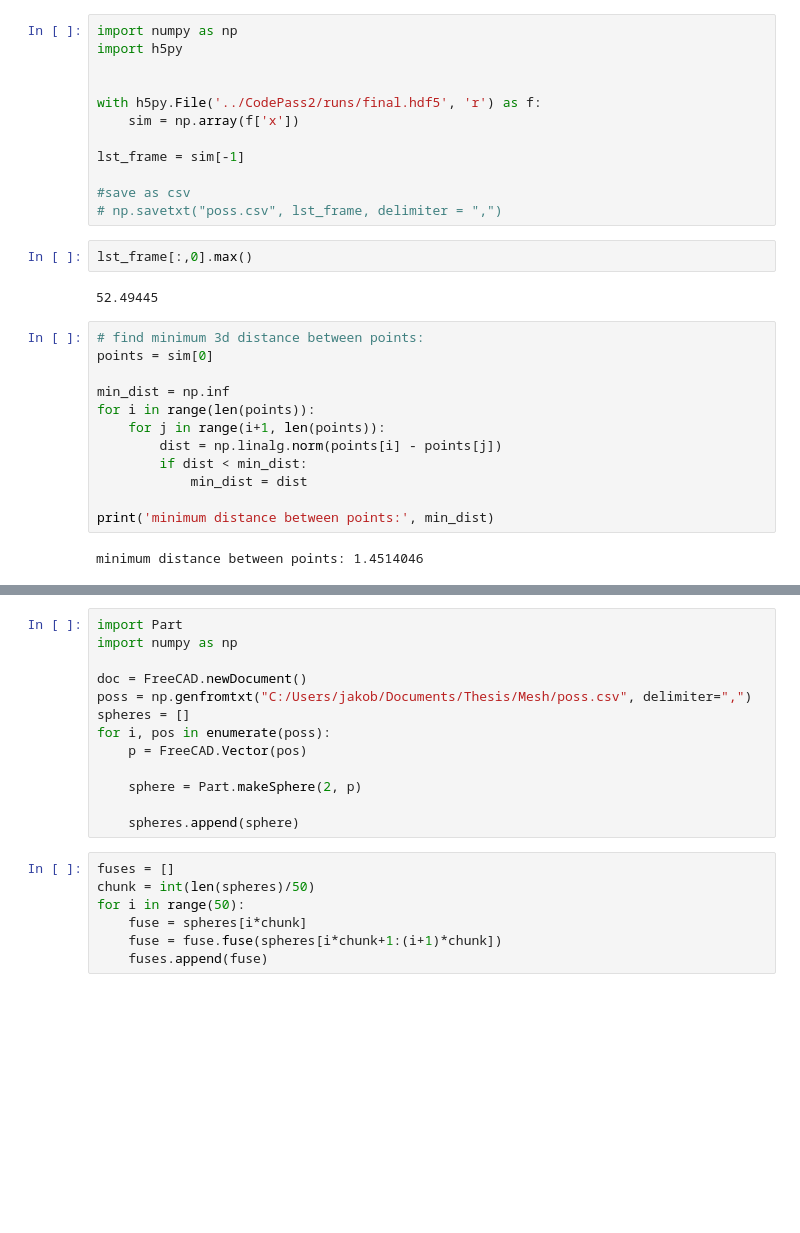
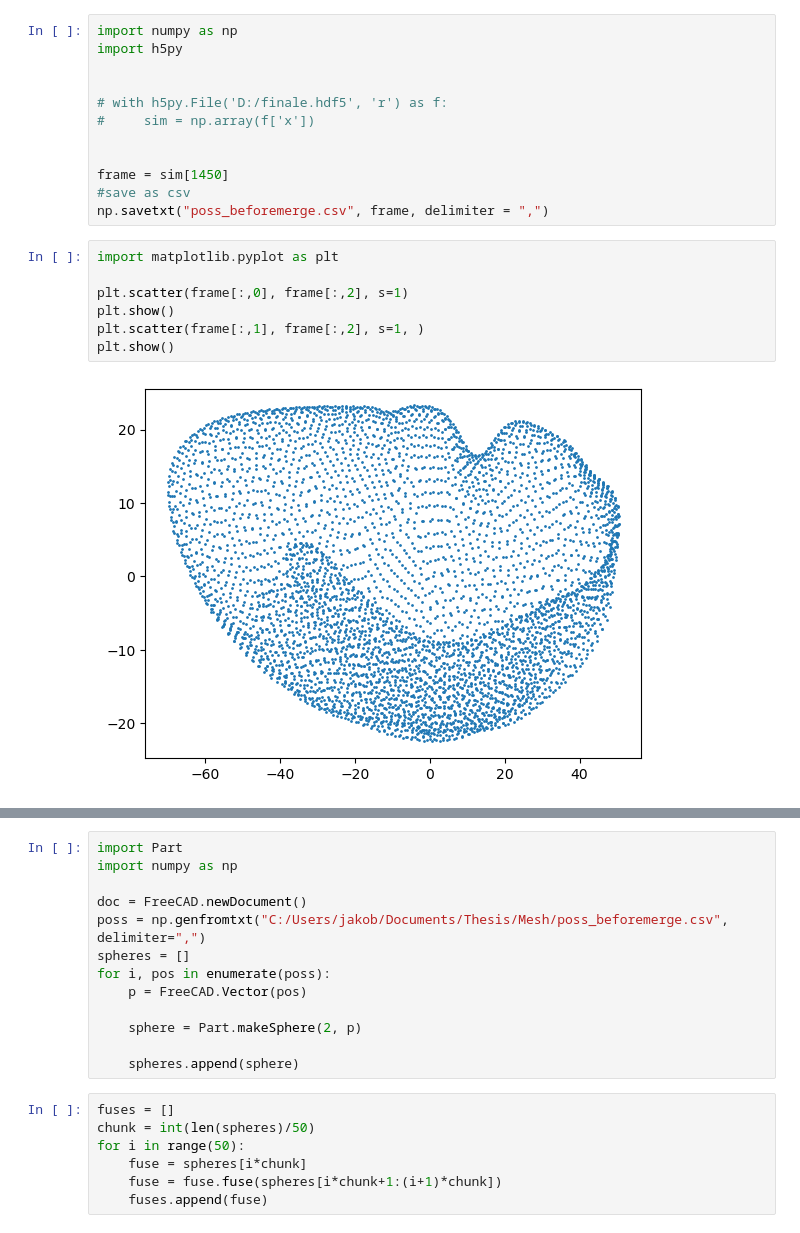
Before and after one commit to JakobSchauser/Thesis, a Jupyter notebook: Mesh/generate_mesh.ipynb, the cells around one changed output, grey strips where cells are left out. Cells and saved outputs as stored; diff of their text form; blank space fills up the shorter version.

Commit message:
The rosette plot is still not looking good :(

```diff
--- a/Mesh/generate_mesh.ipynb
+++ b/Mesh/generate_mesh.ipynb
@@ -3,28 +3,19 @@ import numpy as np
 import h5py
 
 
-with h5py.File('../CodePass2/runs/final.hdf5', 'r') as f:
-    sim = np.array(f['x'])
+# with h5py.File('D:/finale.hdf5', 'r') as f:
+#     sim = np.array(f['x'])
 
-lst_frame = sim[-1]
 
+frame = sim[1450]
 #save as csv
-# np.savetxt("poss.csv", lst_frame, delimiter = ",")
+np.savetxt("poss_beforemerge.csv", frame, delimiter = ",")
-# %%
-lst_frame[:,0].max()
-# %% [output]
-52.49445
-# %%
-# find minimum 3d distance between points:
-points = sim[0]
-
-min_dist = np.inf
-for i in range(len(points)):
-    for j in range(i+1, len(points)):
-        dist = np.linalg.norm(points[i] - points[j])
-        if dist < min_dist:
-            min_dist = dist
-
-print('minimum distance between points:', min_dist)
-# %% [output]
-minimum distance between points: 1.4514046
+# %%
+import matplotlib.pyplot as plt
+
+plt.scatter(frame[:,0], frame[:,2], s=1)
+plt.show()
+plt.scatter(frame[:,1], frame[:,2], s=1, )
+plt.show()
+# %% [output]
+[figure, added]
@@ -33,7 +25,7 @@ import Part
 import numpy as np
 
 doc = FreeCAD.newDocument()
-poss = np.genfromtxt("C:/Users/jakob/Documents/Thesis/Mesh/poss.csv", delimiter=",")
+poss = np.genfromtxt("C:/Users/jakob/Documents/Thesis/Mesh/poss_beforemerge.csv", delimiter=",")
 spheres = []
 for i, pos in enumerate(poss):
     p = FreeCAD.Vector(pos)
```
Also changed, not shown: parts of 3 cells of this notebook, 2 other files.
